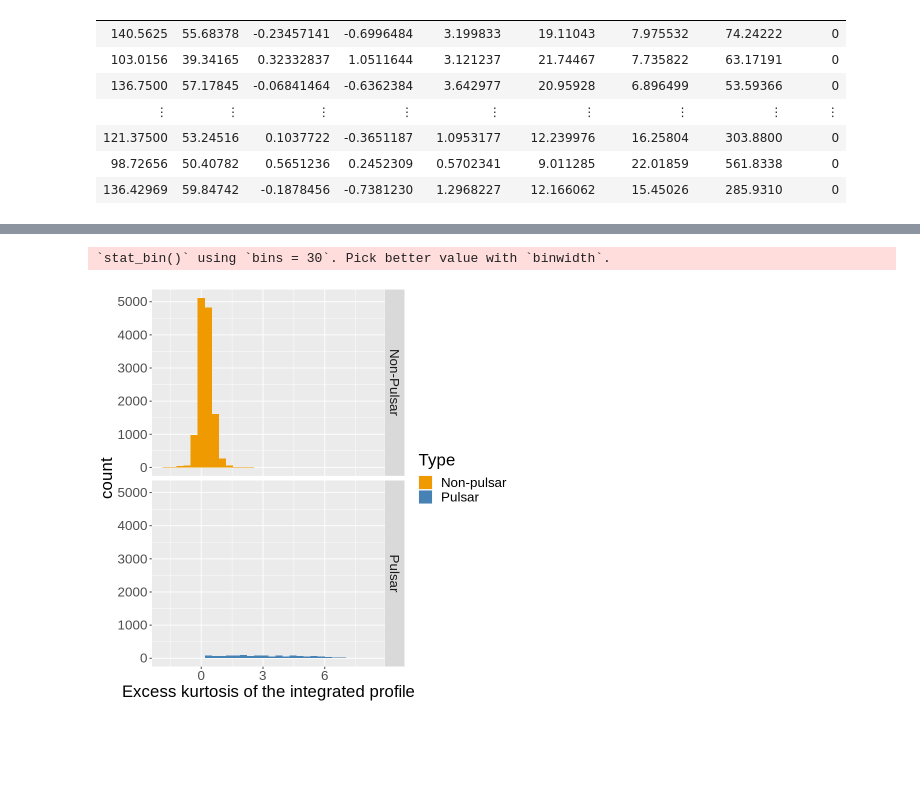
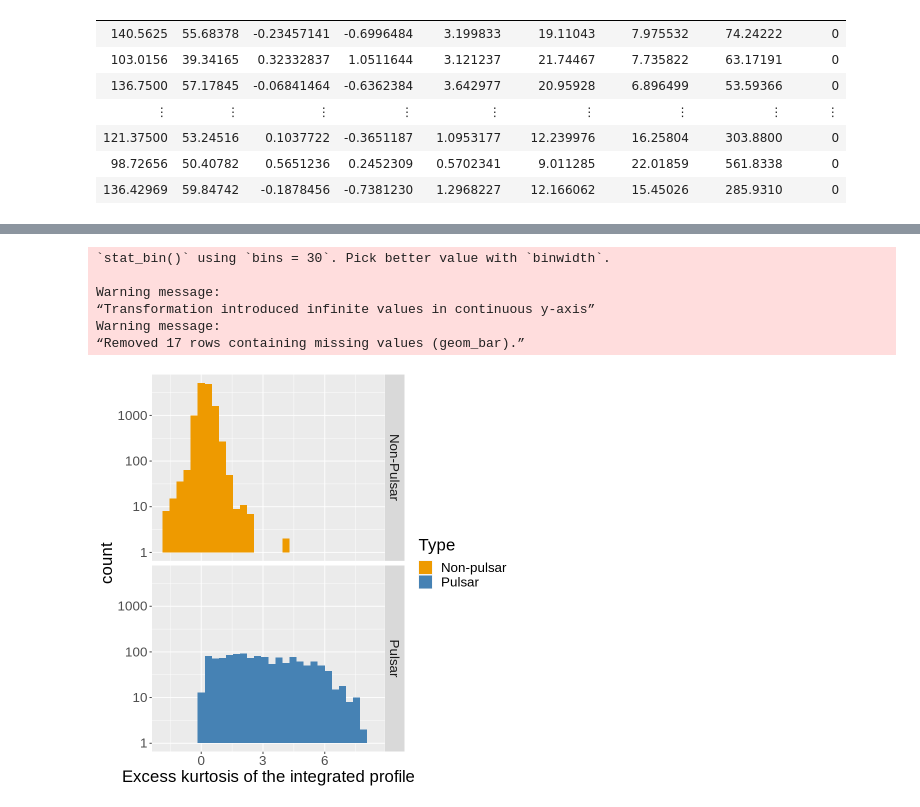
Before and after one commit to ONIGIRIIII/DSCI-100-GROUP-PROJECT, a Jupyter notebook: Untitled.ipynb, the cells around one changed output, grey strips where cells are left out. Drawn from its saved outputs; the diff is of its cells as text; code cells hidden in the pictures; blank space fills up the shorter version.

```diff
--- a/Untitled.ipynb
+++ b/Untitled.ipynb
@@ -67,7 +67,6 @@ A tibble: 3580 × 9
 | 98.72656 | 50.40782 | 0.5651236 | 0.2452309 | 0.5702341 | 9.011285 | 22.01859 | 561.8338 | 0 |
 | 136.42969 | 59.84742 | -0.1878456 | -0.7381230 | 1.2968227 | 12.166062 | 15.45026 | 285.9310 | 0 |
 # %%
-type_labels <- c("0" = "Non-Pulsar", "1" = "Pulsar")
 pulsar_plot_mip <- pulsar_train |>
                 ggplot(aes(x = M_IP, fill = CLASS)) +
                 geom_histogram() +
@@ -76,6 +75,7 @@ pulsar_plot_mip <- pulsar_train |>
                 labs(x = "Mean Integrated Profile", fill = "Type") +
                 scale_fill_manual(labels = c("Non-pulsar", "Pulsar"),
                                  values = c("orange2", "steelblue")) +
+                scale_y_log10() +
                 theme(text = element_text(size = 20))
 pulsar_plot_mip
 # %% [output]
@@ -84,5 +89,4 @@ pulsar_plot_mip
 # %%
-type_labels <- c("0" = "Non-Pulsar", "1" = "Pulsar")
 pulsar_plot_sdip <- pulsar_train |>
                 ggplot(aes(x = SD_IP, fill = CLASS)) +
                 geom_histogram() +
@@ -91,6 +95,7 @@ pulsar_plot_sdip <- pulsar_train |>
                 labs(x = "Standard deviation of the integrated profile", fill = "Type") +
                 scale_fill_manual(labels = c("Non-pulsar", "Pulsar"),
                                  values = c("orange2", "steelblue")) +
+                scale_y_log10() +
                 theme(text = element_text(size = 20))
 pulsar_plot_sdip
 # %% [output]
@@ -99,16 +109,21 @@ pulsar_plot_sdip
 # %%
-type_labels <- c("0" = "Non-Pulsar", "1" = "Pulsar")
 pulsar_plot_ekip <- pulsar_train |>
                 ggplot(aes(x = EK_IP, fill = CLASS)) +
                 geom_histogram() +
                 facet_grid(rows = vars(CLASS),
                           labeller = labeller(CLASS = type_labels)) +
                 labs(x = "Excess kurtosis of the integrated profile", fill = "Type") +
                 scale_fill_manual(labels = c("Non-pulsar", "Pulsar"),
                                  values = c("orange2", "steelblue")) +
+                scale_y_log10() +
                 theme(text = element_text(size = 20))
 pulsar_plot_ekip
 # %% [output]
 `stat_bin()` using `bins = 30`. Pick better value with `binwidth`.
+
+Warning message:
+“Transformation introduced infinite values in continuous y-axis”
+Warning message:
+“Removed 17 rows containing missing values (geom_bar).”
-[figure, old version]
+[figure, new version]
 # %%
```
Also changed, not shown: parts of 7 cells of this notebook.
